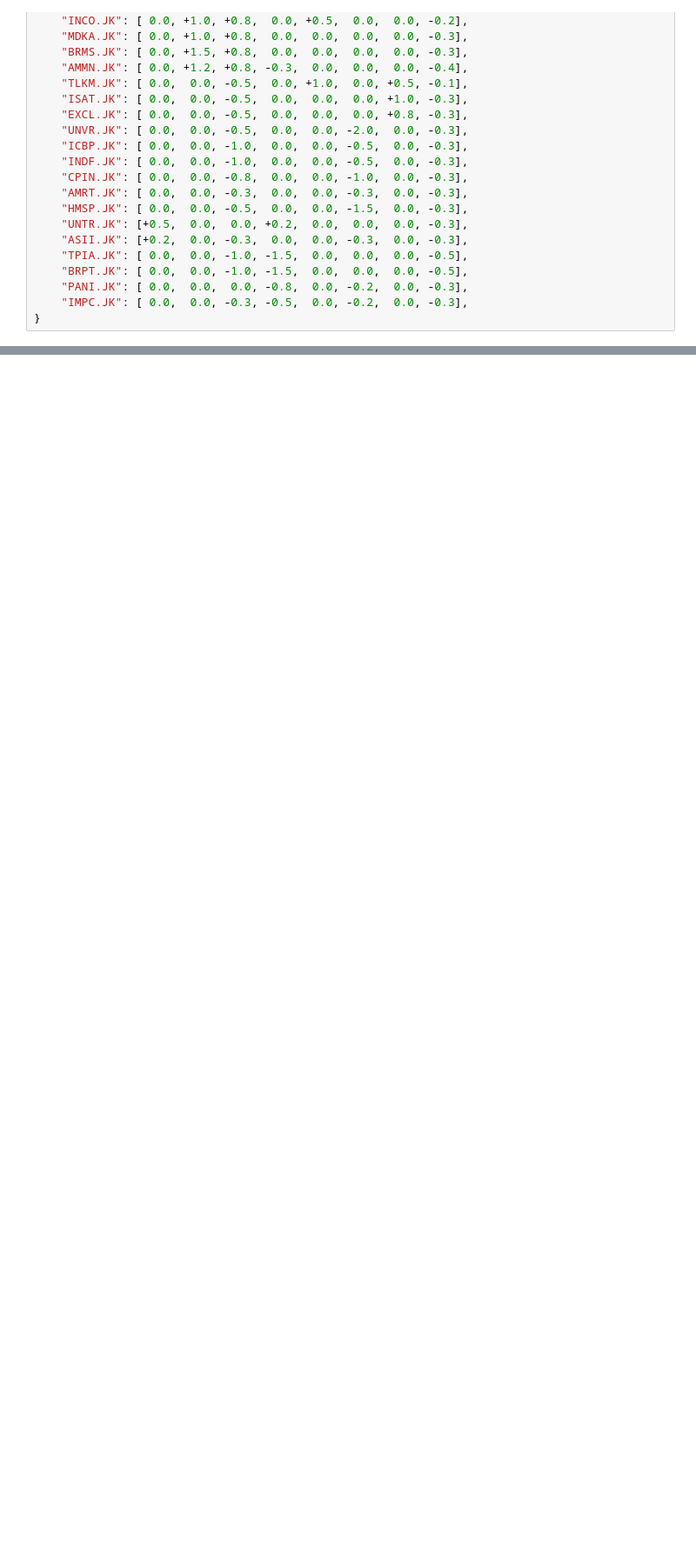
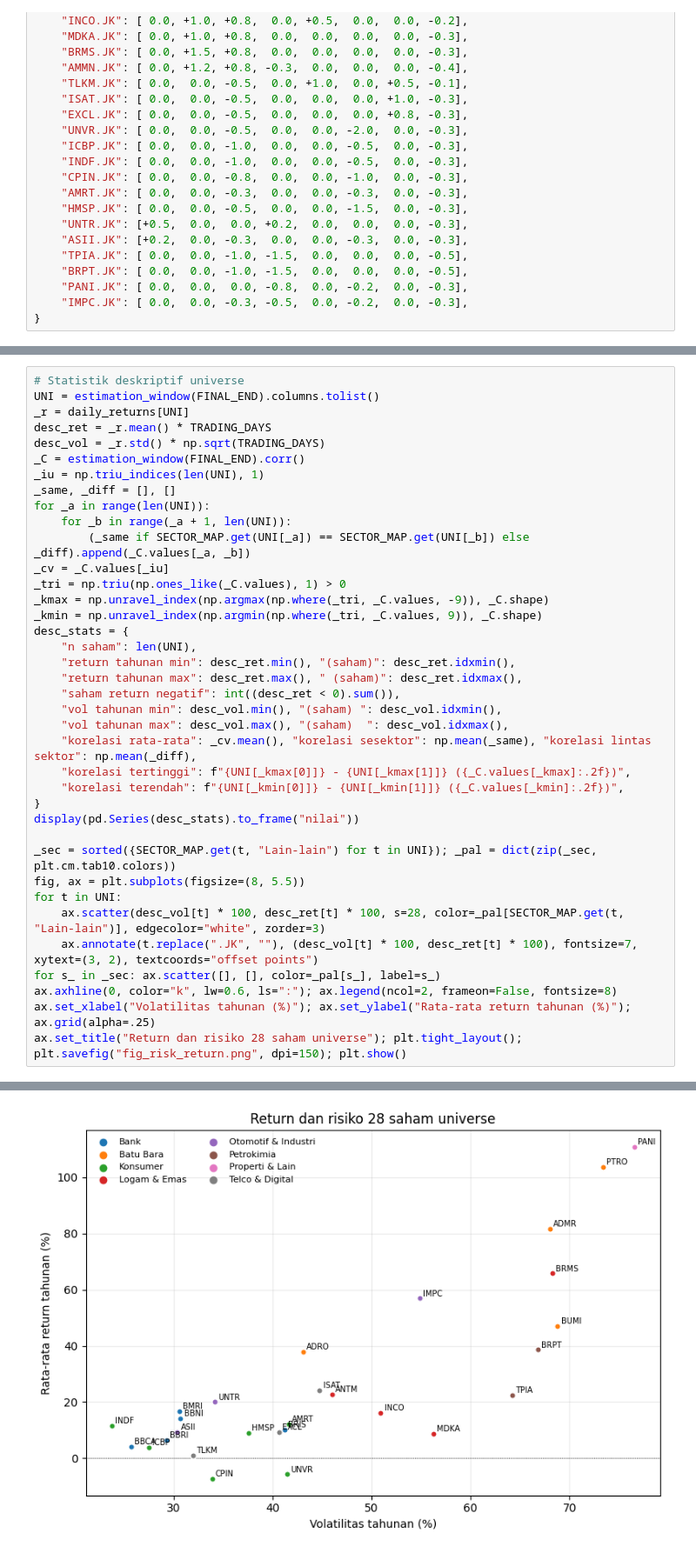
Before and after one commit to cheryleugene88/Prescriptive-Data-Science-Assignment-1, a Jupyter notebook: prescriptive-data-science-newest.ipynb, the cells around one changed output, grey strips where cells are left out. Shown at 87% size. Cells and saved outputs as stored; diff of their text form; blank space fills up the shorter version.

```diff
--- a/Descriptive_Predictive_Prescriptive_new.ipynb
+++ b/prescriptive-data-science-newest.ipynb
@@ -2557,0 +2890,39 @@ RAW_SCORES = {
+# %%
+# Statistik deskriptif universe
+UNI = estimation_window(FINAL_END).columns.tolist()
+_r = daily_returns[UNI]
+desc_ret = _r.mean() * TRADING_DAYS
+desc_vol = _r.std() * np.sqrt(TRADING_DAYS)
+_C = estimation_window(FINAL_END).corr()
+_iu = np.triu_indices(len(UNI), 1)
+_same, _diff = [], []
+for _a in range(len(UNI)):
+    for _b in range(_a + 1, len(UNI)):
+        (_same if SECTOR_MAP.get(UNI[_a]) == SECTOR_MAP.get(UNI[_b]) else _diff).append(_C.values[_a, _b])
+_cv = _C.values[_iu]
+_tri = np.triu(np.ones_like(_C.values), 1) > 0
+_kmax = np.unravel_index(np.argmax(np.where(_tri, _C.values, -9)), _C.shape)
+_kmin = np.unravel_index(np.argmin(np.where(_tri, _C.values, 9)), _C.shape)
+desc_stats = {
+    "n saham": len(UNI),
+    "return tahunan min": desc_ret.min(), "(saham)": desc_ret.idxmin(),
+    "return tahunan max": desc_ret.max(), " (saham)": desc_ret.idxmax(),
+    "saham return negatif": int((desc_ret < 0).sum()),
+    "vol tahunan min": desc_vol.min(), "(saham) ": desc_vol.idxmin(),
+    "vol tahunan max": desc_vol.max(), "(saham)  ": desc_vol.idxmax(),
+    "korelasi rata-rata": _cv.mean(), "korelasi sesektor": np.mean(_same), "korelasi lintas sektor": np.mean(_diff),
+    "korelasi tertinggi": f"{UNI[_kmax[0]]} - {UNI[_kmax[1]]} ({_C.values[_kmax]:.2f})",
+    "korelasi terendah": f"{UNI[_kmin[0]]} - {UNI[_kmin[1]]} ({_C.values[_kmin]:.2f})",
+}
+display(pd.Series(desc_stats).to_frame("nilai"))
+
+_sec = sorted({SECTOR_MAP.get(t, "Lain-lain") for t in UNI}); _pal = dict(zip(_sec, plt.cm.tab10.colors))
+fig, ax = plt.subplots(figsize=(8, 5.5))
+for t in UNI:
+    ax.scatter(desc_vol[t] * 100, desc_ret[t] * 100, s=28, color=_pal[SECTOR_MAP.get(t, "Lain-lain")], edgecolor="white", zorder=3)
+    ax.annotate(t.replace(".JK", ""), (desc_vol[t] * 100, desc_ret[t] * 100), fontsize=7, xytext=(3, 2), textcoords="offset points")
+for s_ in _sec: ax.scatter([], [], color=_pal[s_], label=s_)
+ax.axhline(0, color="k", lw=0.6, ls=":"); ax.legend(ncol=2, frameon=False, fontsize=8)
+ax.set_xlabel("Volatilitas tahunan (%)"); ax.set_ylabel("Rata-rata return tahunan (%)"); ax.grid(alpha=.25)
+ax.set_title("Return dan risiko 28 saham universe"); plt.tight_layout(); plt.savefig("fig_risk_return.png", dpi=150); plt.show()
+# %% [output]
@@ -2557,0 +2945 @@ RAW_SCORES = {
+[figure, added]
```
Also changed, not shown: parts of 152 cells of this notebook, 19 other files.
